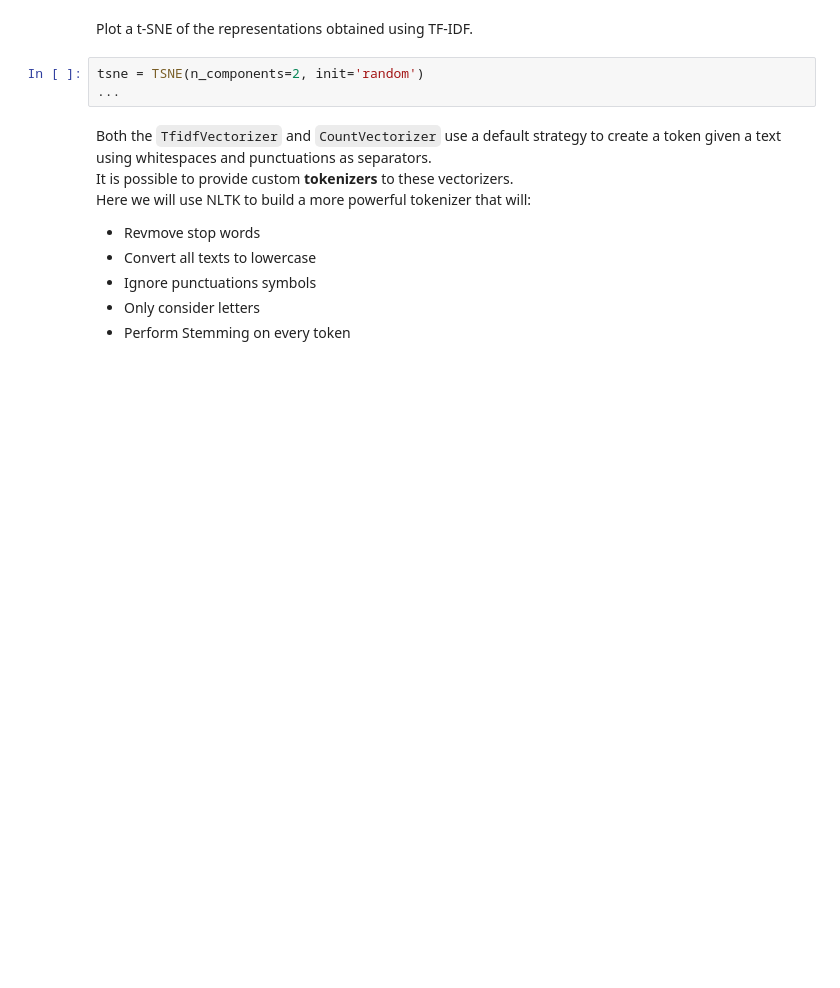
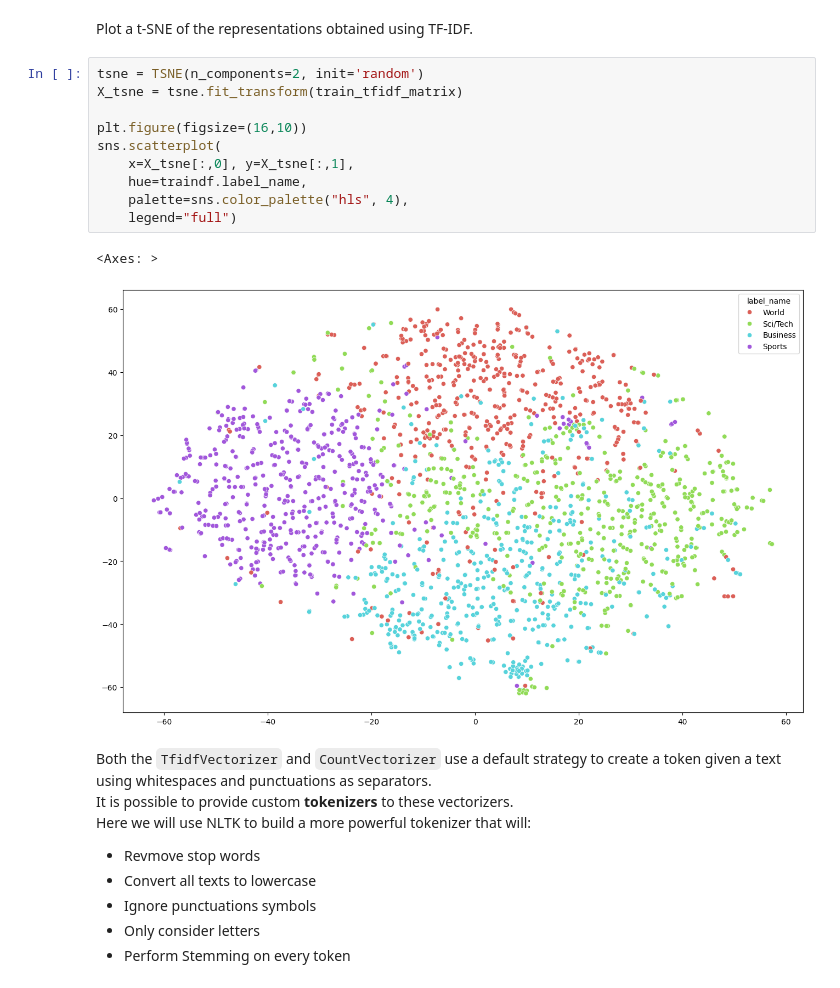
Before and after one commit to selim-ba/AIF, a Jupyter notebook: nlp/AIF_nlp_1.ipynb, the cells around one changed output. Cells and saved outputs as stored; diff of their text form; blank space fills up the shorter version.

````diff
--- a/nlp/AIF_nlp_1.ipynb
+++ b/nlp/AIF_nlp_1.ipynb
@@ -338,8 +357,18 @@ Score on test data (RF): 0.7520
 # %% [markdown]
 Plot a t-SNE of the representations obtained using TF-IDF.
-# %%
-tsne = TSNE(n_components=2, init='random')
-...
+# %%
+tsne = TSNE(n_components=2, init='random')
+X_tsne = tsne.fit_transform(train_tfidf_matrix)
+
+plt.figure(figsize=(16,10))
+sns.scatterplot(
+    x=X_tsne[:,0], y=X_tsne[:,1],
+    hue=traindf.label_name,
+    palette=sns.color_palette("hls", 4),
+    legend="full")
+# %% [output]
+<Axes: >
+[figure, added]
 # %% [markdown]
 Both the ```TfidfVectorizer``` and ```CountVectorizer``` use a default strategy to create a token given a text using whitespaces and punctuations as separators.
 It is possible to provide custom __tokenizers__ to these vectorizers.
````
Also changed, not shown: parts of 9 cells of this notebook.
